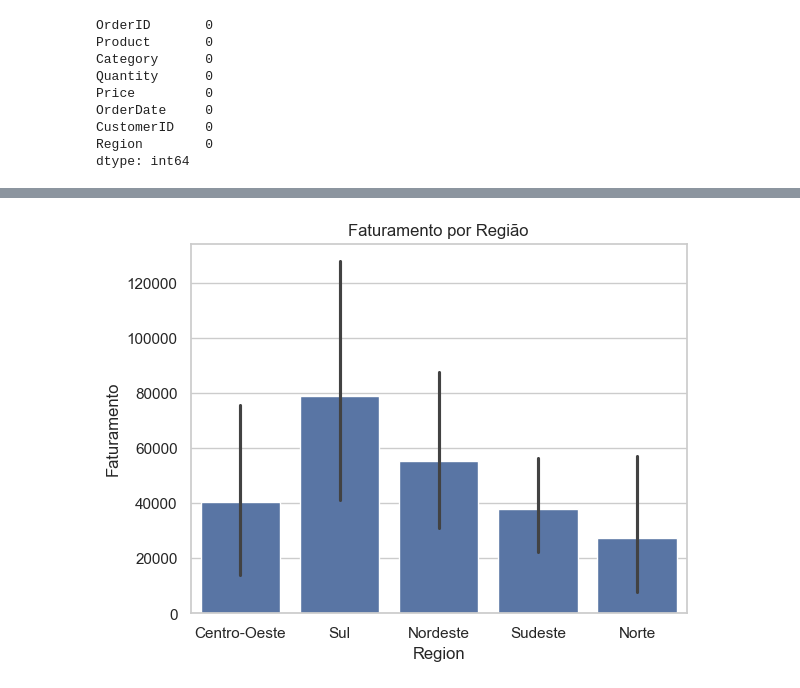
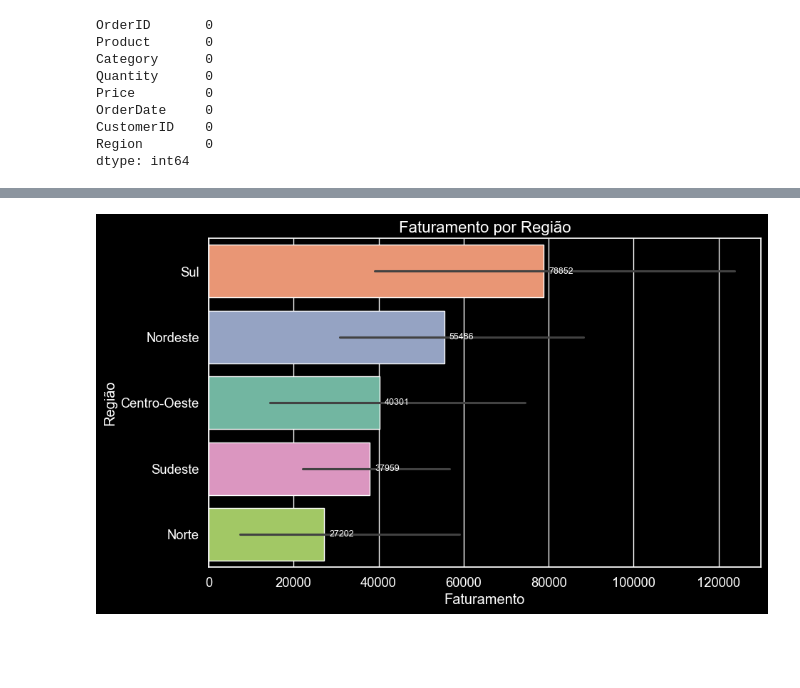
Before and after one commit to GuilhermeCosM/An-lise-de-Vendas-com-Gr-ficos, a Jupyter notebook: analise_exploratoria.ipynb, the cells around one changed output, grey strips where cells are left out. Cells and saved outputs as stored; diff of their text form; code cells hidden in the pictures; blank space fills up the shorter version.

```diff
--- a/analise_exploratoria.ipynb
+++ b/analise_exploratoria.ipynb
@@ -1,9 +1,7 @@
 # %%
+
 import pandas as pd
-import numpy as np
 import matplotlib.pyplot as plt
 import seaborn as sns
 
-# Para melhorar visualização dos gráficos
-%matplotlib inline
-sns.set(style="whitegrid")
+plt.style.use("dark_background")
@@ -76,19 +105,76 @@ plt.show()
 # %%
-# Faturamento por região
-sns.barplot(x='Region', y='Faturamento', data=df, estimator=sum)
-plt.title("Faturamento por Região")
+
+# Faturamento por Região
+
+cores_regiao = sns.color_palette("Set2", n_colors=df['Region'].nunique())
+
+plt.figure(figsize=(10,6))
+sns.barplot(
+    y='Region',
+    x='Faturamento',
+    data=df,
+    estimator=sum,
+    hue="Region",              # necessário para usar palette
+    dodge=False,               # evita barras duplicadas
+    palette=cores_regiao,
+    order=df.groupby('Region')['Faturamento'].sum().sort_values(ascending=False).index,
+    legend=False               # remove legenda extra
+)
+
+plt.title("Faturamento por Região", fontsize=16, color="white")
+plt.xlabel("Faturamento", color="white")
+plt.ylabel("Região", color="white")
+
+# Rótulos no final das barras
+for p in plt.gca().patches:
+    plt.gca().annotate(
+        format(p.get_width(), '.0f'),
+        (p.get_width(), p.get_y() + p.get_height()/2.),
+        ha='left', va='center',
+        fontsize=9, color="white", xytext=(5,0),
+        textcoords='offset points'
+    )
+
 plt.show()
 
+
+
 # Faturamento ao longo do tempo
-df.groupby('OrderDate')['Faturamento'].sum().plot()
-plt.title("Faturamento ao longo do tempo")
-plt.xlabel("Data")
-plt.ylabel("Faturamento")
+
+df.groupby('OrderDate')['Faturamento'].sum().plot(
+    figsize=(10,6),
+    color="#2ca02c",   # verde
+    marker="o",        # opcional: marcadores nos pontos
+    linestyle="-"
+)
+
+plt.title("Faturamento ao longo do tempo", fontsize=16, color="white")
+plt.xlabel("Data", color="white")
+plt.ylabel("Faturamento", color="white")
 plt.show()
 
-# Faturamento por categoria
-sns.barplot(x='Category', y='Faturamento', data=df, estimator=sum)
-plt.title("Faturamento por Categoria")
+
+
+# Faturamento por Categoria
+
+cores_cat = sns.color_palette("Set2", n_colors=df['Category'].nunique())
+
+plt.figure(figsize=(10,6))
+sns.barplot(
+    x='Category',
+    y='Faturamento',
+    data=df,
+    estimator=sum,
+    hue="Category",           # necessário para usar palette
+    dodge=False,
+    palette=cores_cat,
+    legend=False
+)
+
+plt.title("Faturamento por Categoria", fontsize=16, color="white")
+plt.xlabel("Categoria", color="white")
+plt.ylabel("Faturamento", color="white")
+
 plt.show()
 # %% [output]
-[figure, old version]
+[figure, new version]
```
Also changed, not shown: parts of 7 cells of this notebook.
